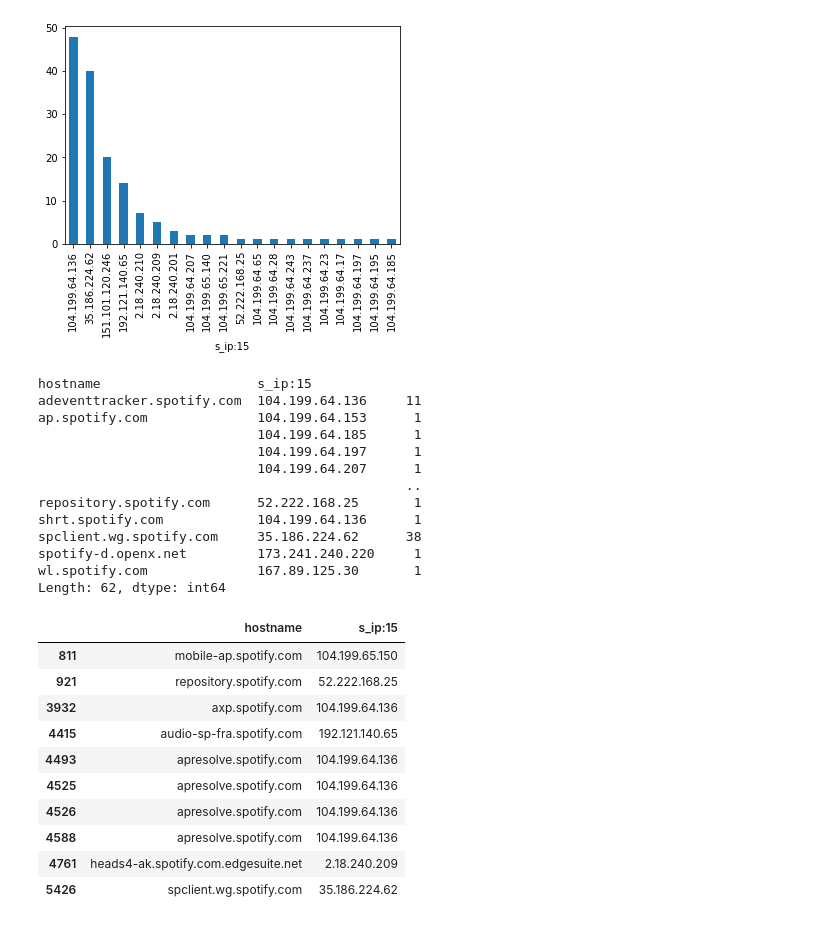
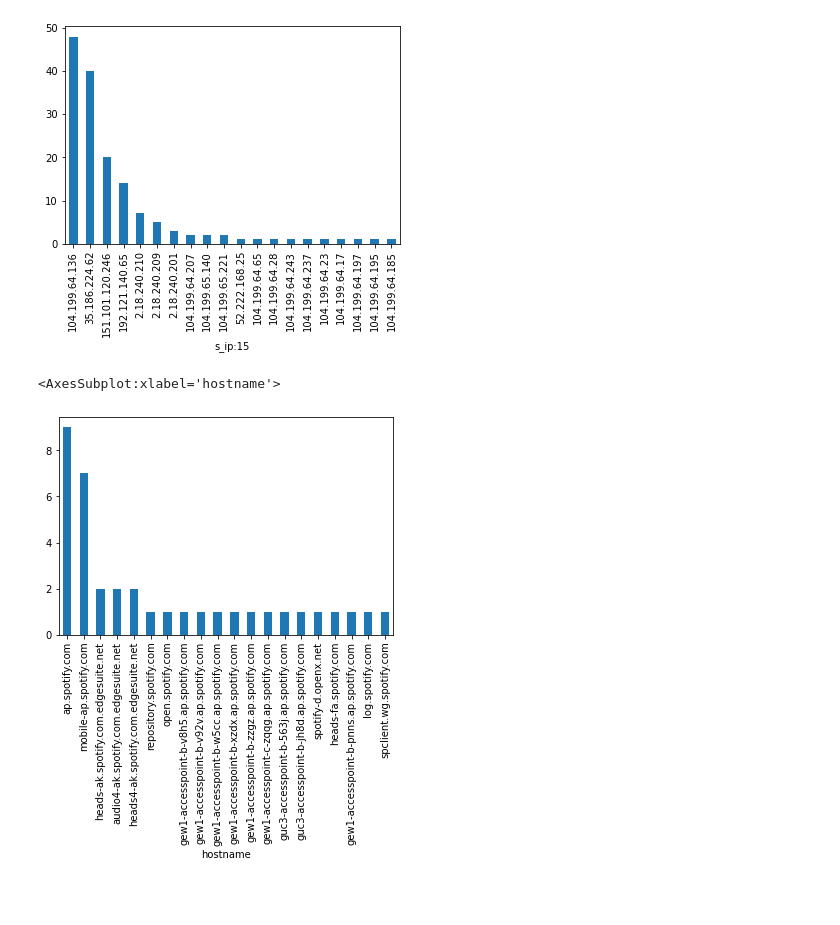
Before and after one commit to AlessioFerra/NML_Group4, a Jupyter notebook: Lab04.ipynb, the cells around one changed output. Saved outputs shown, nothing was run; the diff lists cells and outputs as text; code cells hidden in the pictures; blank space fills up the shorter version.

```diff
--- a/Lab04.ipynb
+++ b/Lab04.ipynb
@@ -268,39 +268,12 @@ print('How many different server IP? ', sp_serverIP.value_counts().sum())
 # %% [output]
 How many different server IP?  45
 [figure]
-# %%
-# POINT 8
-# group and plot
-# plt.figure()
-# sp_dataf.groupby(['hostname', 's_ip:15']).size().sort_values(ascending=False).head(20).plot(kind='bar', stacked=True)
-sp_subserv_IPs = sp_dataf.groupby(['hostname', 's_ip:15']).size()
-
-print(sp_subserv_IPs)
-# count = sp_subserv_IPs.value_counts().sum()
-# count
-sp_dataf[['hostname', 's_ip:15']].head(10)
-# %% [output]
-hostname                    s_ip:15
-adeventtracker.spotify.com  104.199.64.136     11
-ap.spotify.com              104.199.64.153      1
-                            104.199.64.185      1
-                            104.199.64.197      1
-                            104.199.64.207      1
-                                               ..
-repository.spotify.com      52.222.168.25       1
-shrt.spotify.com            104.199.64.136      1
-spclient.wg.spotify.com     35.186.224.62      38
-spotify-d.openx.net         173.241.240.220     1
-wl.spotify.com              167.89.125.30       1
-Length: 62, dtype: int64
-|  | hostname | s_ip:15 |
-| 811 | mobile-ap.spotify.com | 104.199.65.150 |
-| 921 | repository.spotify.com | 52.222.168.25 |
-| 3932 | axp.spotify.com | 104.199.64.136 |
-| 4415 | audio-sp-fra.spotify.com | 192.121.140.65 |
-| 4493 | apresolve.spotify.com | 104.199.64.136 |
-| 4525 | apresolve.spotify.com | 104.199.64.136 |
-| 4526 | apresolve.spotify.com | 104.199.64.136 |
-| 4588 | apresolve.spotify.com | 104.199.64.136 |
-| 4761 | heads4-ak.spotify.com.edgesuite.net | 2.18.240.209 |
-| 5426 | spclient.wg.spotify.com | 35.186.224.62 |
+# %%
+# POINT 8
+
+# Plot the number of distinct server IPs for each subservice
+sp_subserv_IPs = sp_dataf.groupby(['hostname']).nunique().sort_values('s_ip:15', ascending=False)
+sp_subserv_IPs['s_ip:15'].head(20).plot(kind='bar')
+# %% [output]
+<AxesSubplot:xlabel='hostname'>
+[figure, added]
```
Also changed, not shown: parts of 2 cells of this notebook.
